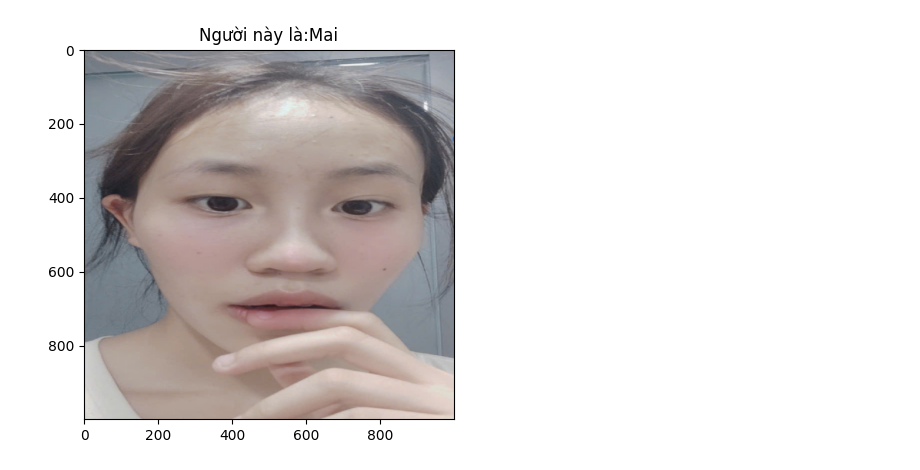
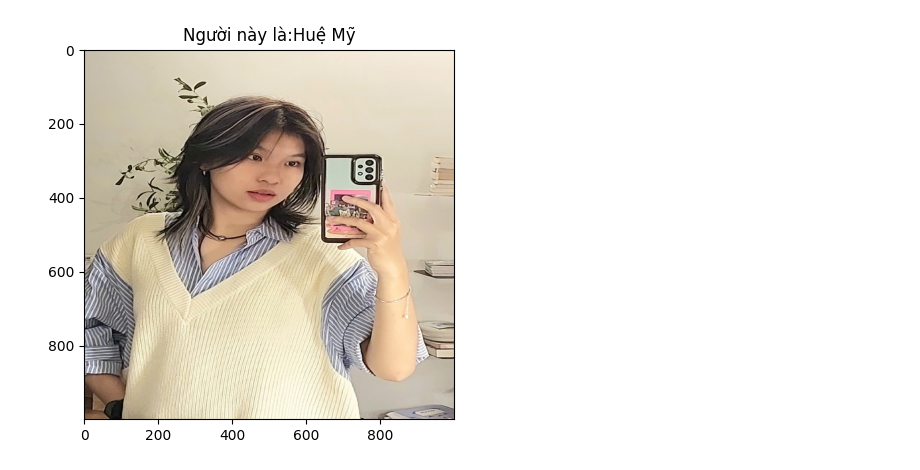
Before and after one commit to XM2202-02/CNN-FaceEmo, a Jupyter notebook: CNNCAMXUC.ipynb, the cells around one changed output. Cells and saved outputs as stored; diff of their text form; code cells hidden in the pictures.

```diff
--- a/CNNCAMXUC.ipynb
+++ b/CNNCAMXUC.ipynb
@@ -44,7 +24,7 @@ train_datagen= ImageDataGenerator(
     width_shift_range=0.2,
     height_shift_range=0.2,
     validation_split=0.2,
-    brightness_range=[0.9,1.5]
+    brightness_range=[0.8,1.2]
 )
 val_datagen= ImageDataGenerator(
     rescale=1./255,
@@ -110,11 +90,12 @@ model_emo= Sequential([
 model_face.compile(optimizer='adam',loss='categorical_crossentropy',metrics=['accuracy'])
 model_emo.compile(optimizer='adam',loss='categorical_crossentropy',metrics=['accuracy'])
 
-
+x_train, y_train = next(train_generator_face)
+x_train=np.expand_dims(x_train,axis=-1)
 
 history_face= model_face.fit(
     train_generator_face,
-    epochs=100,
+    epochs=50,
     steps_per_epoch=len(train_generator_face),
     validation_data=val_generator_face,
     validation_steps=len(val_generator_face)
@@ -122,7 +103,7 @@ history_face= model_face.fit(
 history = model_emo.fit(
     train_generator_emo,
     steps_per_epoch=len(train_generator_emo),
-    epochs=60,
+    epochs=100,
     validation_data=val_generator_emo,
     validation_steps=len(val_generator_emo)
 )
@@ -151,5 +150,5 @@ Epoch 60/60
 # %%
-img = load_img('/content/z6518182075241_85859bbbc21ef3352fe33267a007c630.jpg', target_size=(1000, 1000))
+img = load_img('/content/hmu.jpg', target_size=(1000, 1000))
 plt.imshow(img)
 img = img.resize((64, 64))
 img_array = img_to_array(img) / 255.0
@@ -160,7 +159,7 @@ class_names_face = list(train_generator_face.class_indices.keys())
 predicted_class_face = class_names_face[np.argmax(prediction_face)]
 plt.title(f'Người này là:{predicted_class_face}')
 
-classes = list(train_generator_emo.class_indices.keys())  # Ví dụ ['angry', 'happy', 'neutral', ...]
+classes = list(train_generator_emo.class_indices.keys())
 predicted_emo = model_emo.predict(img_array)
 label = classes[np.argmax(predicted_emo)]
 
@@ -171,2 +170,2 @@ print("Người này đang :", label)
 Người này đang : Ngạc nhiên
-[figure, old version]
+[figure, new version]
```
Also changed, not shown: parts of 8 cells of this notebook.
